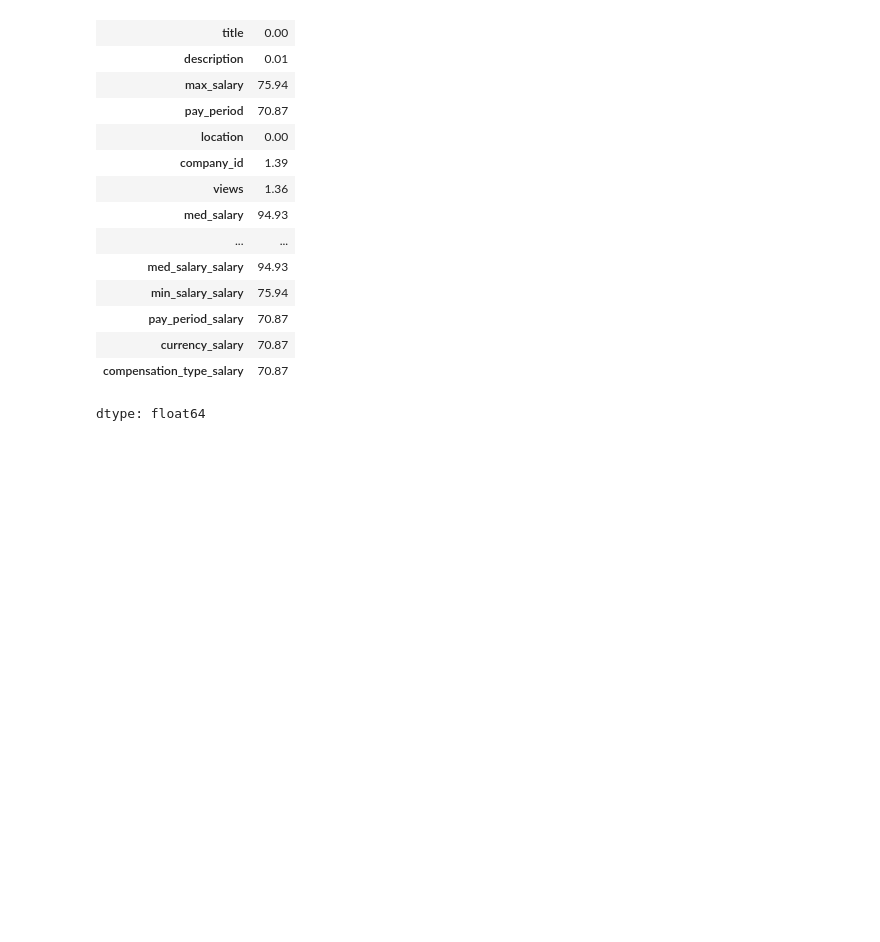
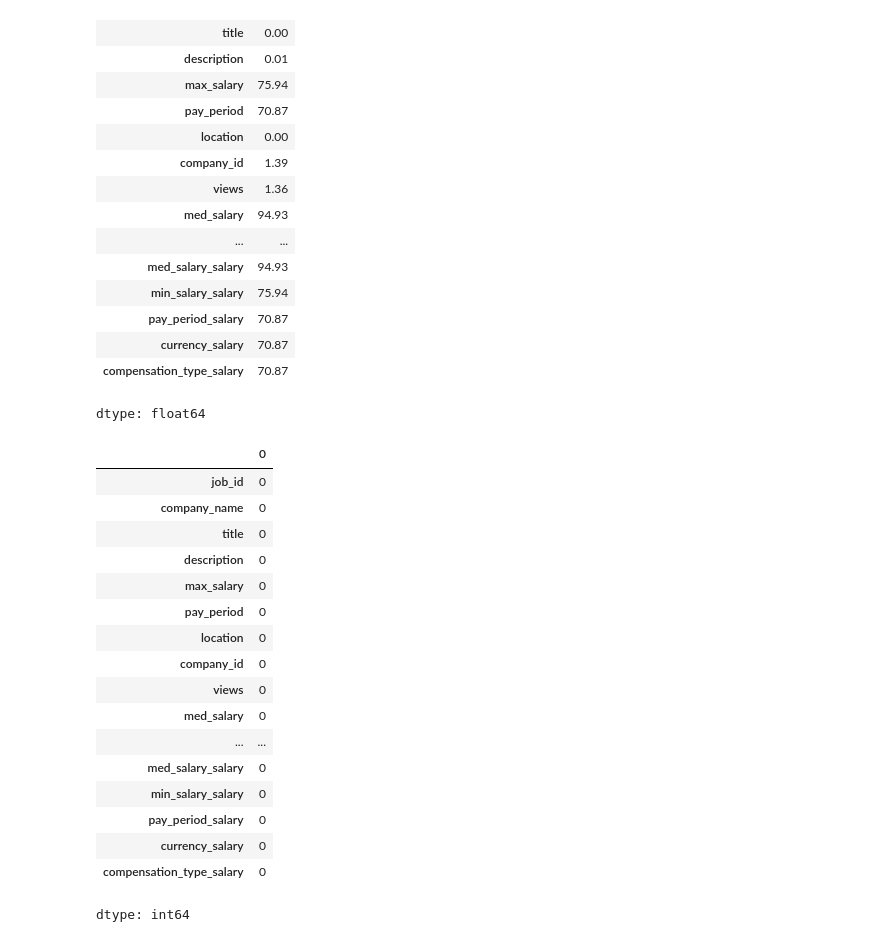
Before and after one commit to abduyea/Career-Trends-Analyzer, a Jupyter notebook: notebooks/data_cleaning_and_preprocessing.ipynb, the cells around one changed output. Drawn from its saved outputs; the diff is of its cells as text; code cells hidden in the pictures; blank space fills up the shorter version.

Commit message:
check duplicate

```diff
--- a/notebooks/data_cleaning_and_preprocessing.ipynb
+++ b/notebooks/data_cleaning_and_preprocessing.ipynb
@@ -157,3 +157,30 @@ df.isnull().sum()
 | currency_salary | 70.87 |
 | compensation_type_salary | 70.87 |
 dtype: float64
+# %%
+# Check true NaN / None
+nan_rows = df[df.isna().any(axis=1)]
+nan_rows.head()
+
+# Check empty strings
+empty_strings = (df == "").sum()
+empty_strings
+# %% [output]
+|  | 0 |
+| job_id | 0 |
+| company_name | 0 |
+| title | 0 |
+| description | 0 |
+| max_salary | 0 |
+| pay_period | 0 |
+| location | 0 |
+| company_id | 0 |
+| views | 0 |
+| med_salary | 0 |
+| ... | ... |
+| med_salary_salary | 0 |
+| min_salary_salary | 0 |
+| pay_period_salary | 0 |
+| currency_salary | 0 |
+| compensation_type_salary | 0 |
+dtype: int64
```
Also changed, not shown: parts of 1 cell of this notebook.
